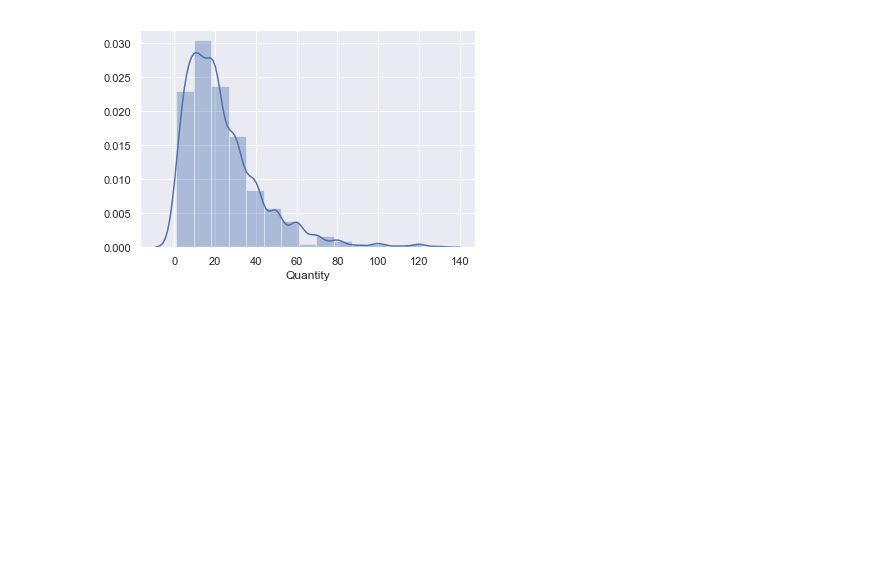
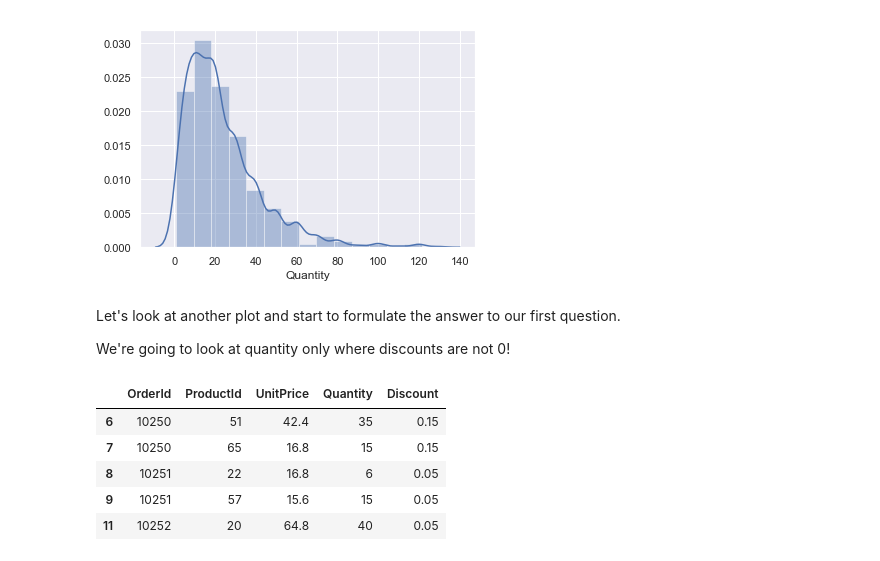
Before and after one commit to MissAle17/dsc-2-final-project-online-ds-sp-000, a Jupyter notebook: Module2.ipynb, the cells around one changed output. Saved outputs shown, nothing was run; the diff lists cells and outputs as text; code cells hidden in the pictures; blank space fills up the shorter version.

```diff
--- a/Module2.ipynb
+++ b/Module2.ipynb
@@ -99,3 +103,20 @@ sns.set(); np.random.seed(0)
 ax = sns.distplot(df.Quantity, bins=15, hist=True)
 # %% [output]
 [figure]
+# %% [markdown]
+Let's look at another plot and start to formulate the answer to our first question.
+
+We're going to look at quantity only where discounts are not 0!
+# %%
+#making a dataframe copy and then slicing only the part of the database where a discount was applied (i.e. Discount>0)
+disc_df = df.copy()
+
+disc_df = disc_df.loc[disc_df['Discount'] > 0]
+disc_df.head()
+# %% [output]
+|  | OrderId | ProductId | UnitPrice | Quantity | Discount |
+| 6 | 10250 | 51 | 42.4 | 35 | 0.15 |
+| 7 | 10250 | 65 | 16.8 | 15 | 0.15 |
+| 8 | 10251 | 22 | 16.8 | 6 | 0.05 |
+| 9 | 10251 | 57 | 15.6 | 15 | 0.05 |
+| 11 | 10252 | 20 | 64.8 | 40 | 0.05 |
```
Also changed, not shown: parts of 3 cells of this notebook.
